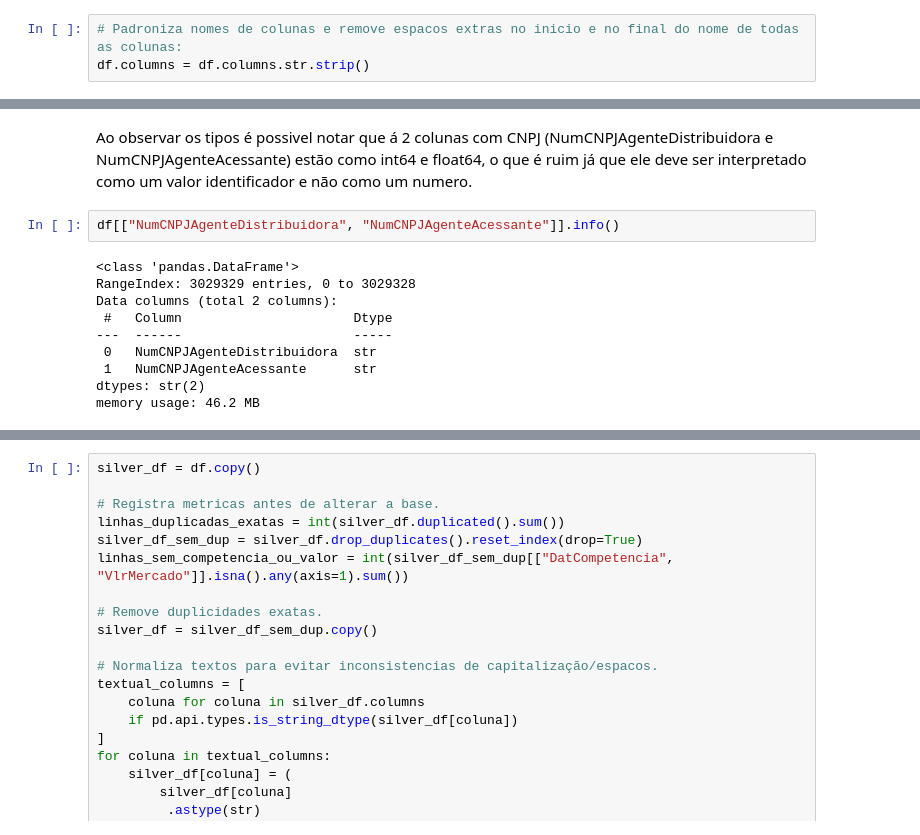
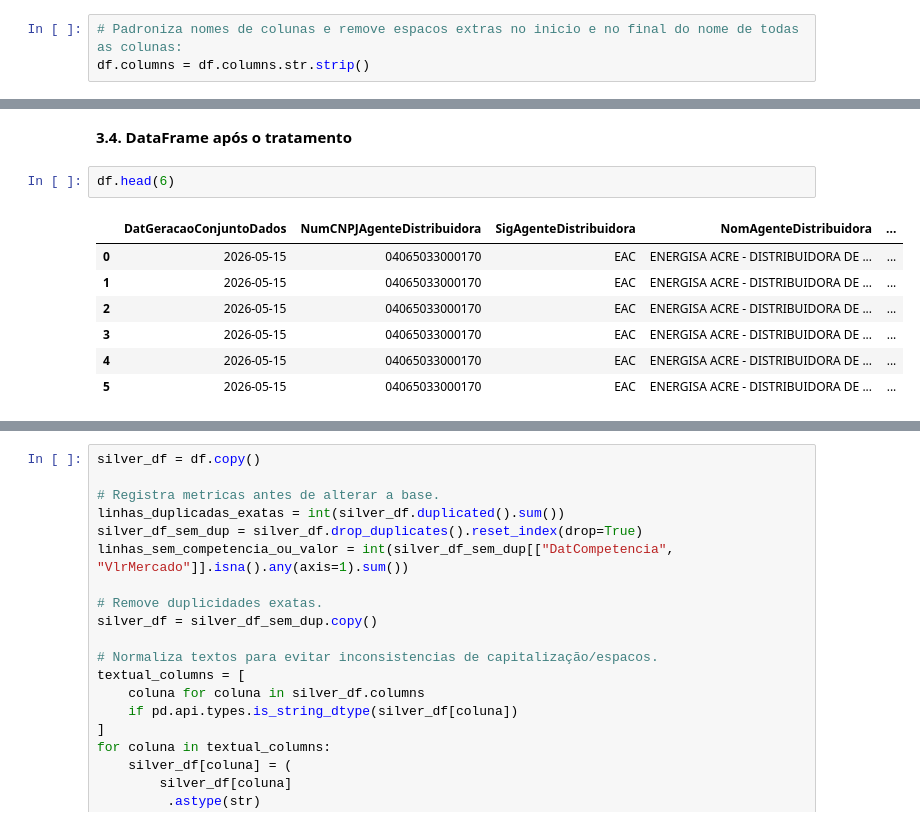
Before and after one commit to Cafeko/Projeto_integra-o-BD-2026.1, a Jupyter notebook: Notebooks/ETL.ipynb, the cells around one changed output, grey strips where cells are left out. Saved outputs shown, nothing was run; the diff lists cells and outputs as text.

Commit message:
Tratamento inicial dos dados organizado
Parte onde é feito o tratamento inicial dos dados foi organizada.

```diff
--- a/Notebooks/ETL.ipynb
+++ b/Notebooks/ETL.ipynb
@@ -212,14 +169,12 @@ Length: 5, dtype: str
-# %% [markdown]
-Ao observar os tipos é possivel notar que á 2 colunas com CNPJ (NumCNPJAgenteDistribuidora e NumCNPJAgenteAcessante) estão como int64 e float64, o que é ruim já que ele deve ser interpretado como um valor identificador e não como um numero.
-# %%
-df[["NumCNPJAgenteDistribuidora", "NumCNPJAgenteAcessante"]].info()
-# %% [output]
-<class 'pandas.DataFrame'>
-RangeIndex: 3029329 entries, 0 to 3029328
-Data columns (total 2 columns):
- #   Column                      Dtype
----  ------                      -----
- 0   NumCNPJAgenteDistribuidora  str
- 1   NumCNPJAgenteAcessante      str
-dtypes: str(2)
-memory usage: 46.2 MB
+# %% [markdown]
+**3.4. DataFrame após o tratamento**
+# %%
+df.head(6)
+# %% [output]
+|  | DatGeracaoConjuntoDados | NumCNPJAgenteDistribuidora | SigAgenteDistribuidora | NomAgenteDistribuidora | ... |
+| 0 | 2026-05-15 | 04065033000170 | EAC | ENERGISA ACRE - DISTRIBUIDORA DE ... | ... |
+| 1 | 2026-05-15 | 04065033000170 | EAC | ENERGISA ACRE - DISTRIBUIDORA DE ... | ... |
+| 2 | 2026-05-15 | 04065033000170 | EAC | ENERGISA ACRE - DISTRIBUIDORA DE ... | ... |
+| 3 | 2026-05-15 | 04065033000170 | EAC | ENERGISA ACRE - DISTRIBUIDORA DE ... | ... |
+| 4 | 2026-05-15 | 04065033000170 | EAC | ENERGISA ACRE - DISTRIBUIDORA DE ... | ... |
+| 5 | 2026-05-15 | 04065033000170 | EAC | ENERGISA ACRE - DISTRIBUIDORA DE ... | ... |
```
Also changed, not shown: parts of 20 cells of this notebook.
